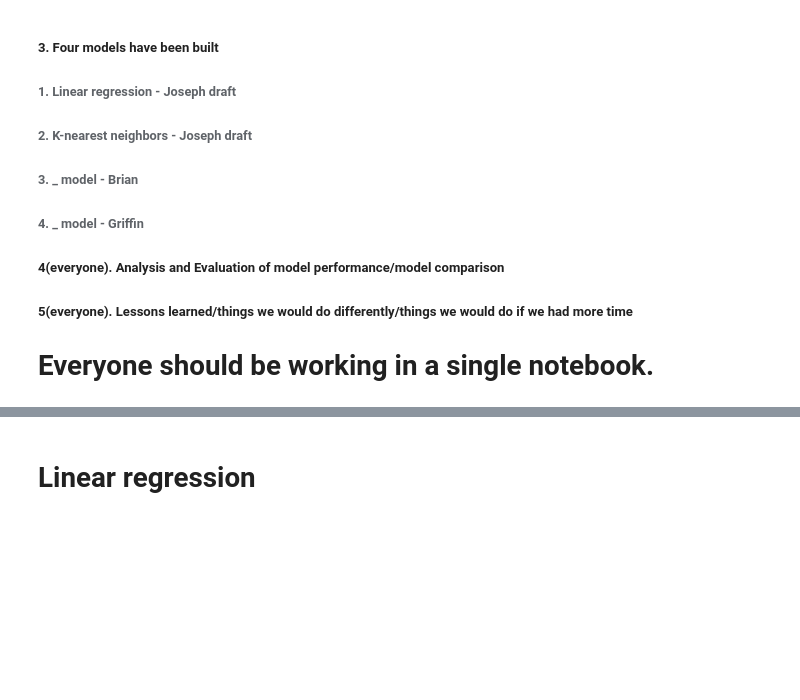
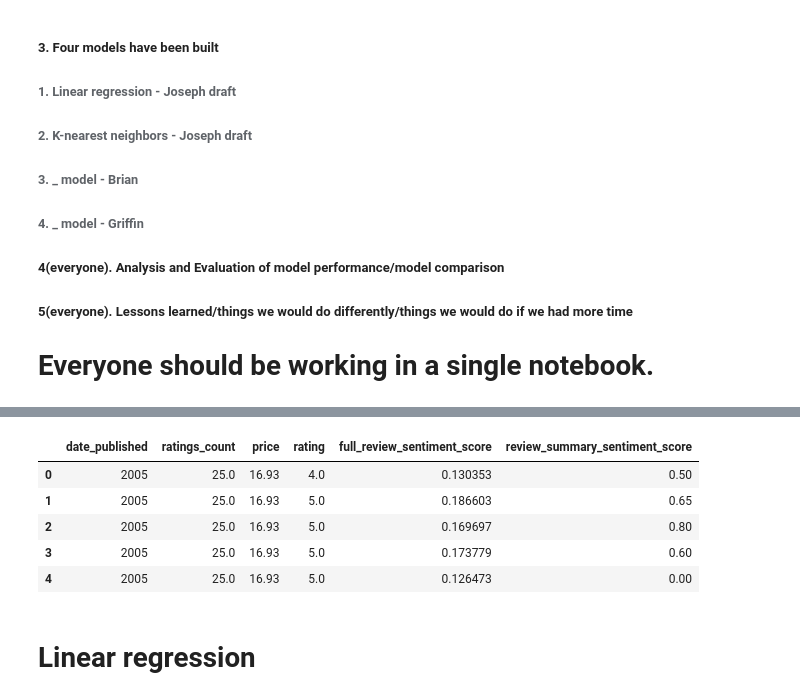
Before and after one commit to joembarron/cap_4770_group_project, a Jupyter notebook: Book Rating Predictions.ipynb, the cells around one changed output, grey strips where cells are left out. Saved outputs shown, nothing was run; the diff lists cells and outputs as text; code cells hidden in the pictures; blank space fills up the shorter version.

```diff
--- a/Book Rating Predictions.ipynb
+++ b/Book Rating Predictions.ipynb
@@ -34,13 +39,14 @@ from sklearn.preprocessing import OneHotEncoder
 books_file_path = 's3://cap4770-2024summer12/books_data.csv'
 book_ratings_path = 's3://cap4770-2024summer12/Books_rating.csv'
 # %%
-books = pd.read_csv(books_file_path, usecols=["Title", "publishedDate"])
+books = pd.read_csv(books_file_path, usecols=["Title", "authors", "categories", "ratingsCount", "publishedDate"])
+books.rename(columns={'Title': 'title', 'publishedDate': 'date_published', 'ratingsCount': 'ratings_count'}, inplace=True)
+
+books["date_published"] = books["date_published"].str.strip()
+books["date_published"] = books["date_published"].apply(lambda x: None if re.search(r'\d{4}', str(x)) is None else re.search(r'\d{4}', str(x)).group(0))
 books = books.dropna()
 
-books["publishedDate"] = books["publishedDate"].str.strip()
-books["publishedDate"] = books["publishedDate"].apply(lambda x: None if re.search(r'\d{4}', str(x)) is None else re.search(r'\d{4}', str(x)).group(0))
+books['date_published'] = books['date_published'].astype(int)
+books = books[books["ratings_count"] >= 20]
 
-books = books.dropna()
-
-books.rename(columns={'Title': 'title', 'publishedDate': 'date_published'}, inplace=True)
-books['date_published'] = books['date_published'].astype(int)
+books.head(5)
@@ -50,0 +79,20 @@ book_ratings = book_ratings.dropna()
+# %%
+merged_book_attributes = books.merge(book_ratings, on='title', how='inner')\
+                              .drop_duplicates(subset=['title', 'user_id'], keep=False)
+
+merged_book_attributes = merged_book_attributes[['date_published', 'ratings_count', 'price', 'review_summary', 'review_text', 'rating']]
+
+merged_book_attributes['full_review_sentiment_score'] = merged_book_attributes['review_text'].apply(lambda review: TextBlob(review).sentiment.polarity)
+merged_book_attributes['review_summary_sentiment_score'] = merged_book_attributes['review_summary'].apply(lambda review_summary: TextBlob(review_summary).sentiment.polarity)
+
+merged_book_attributes.drop('review_summary', axis=1, inplace=True)
+merged_book_attributes.drop('review_text', axis=1, inplace=True)
+
+merged_book_attributes.head()
+# %% [output]
+|  | date_published | ratings_count | price | rating | full_review_sentiment_score | review_summary_sentiment_score |
+| 0 | 2005 | 25.0 | 16.93 | 4.0 | 0.130353 | 0.50 |
+| 1 | 2005 | 25.0 | 16.93 | 5.0 | 0.186603 | 0.65 |
+| 2 | 2005 | 25.0 | 16.93 | 5.0 | 0.169697 | 0.80 |
+| 3 | 2005 | 25.0 | 16.93 | 5.0 | 0.173779 | 0.60 |
+| 4 | 2005 | 25.0 | 16.93 | 5.0 | 0.126473 | 0.00 |
```
Also changed, not shown: parts of 25 cells of this notebook.
